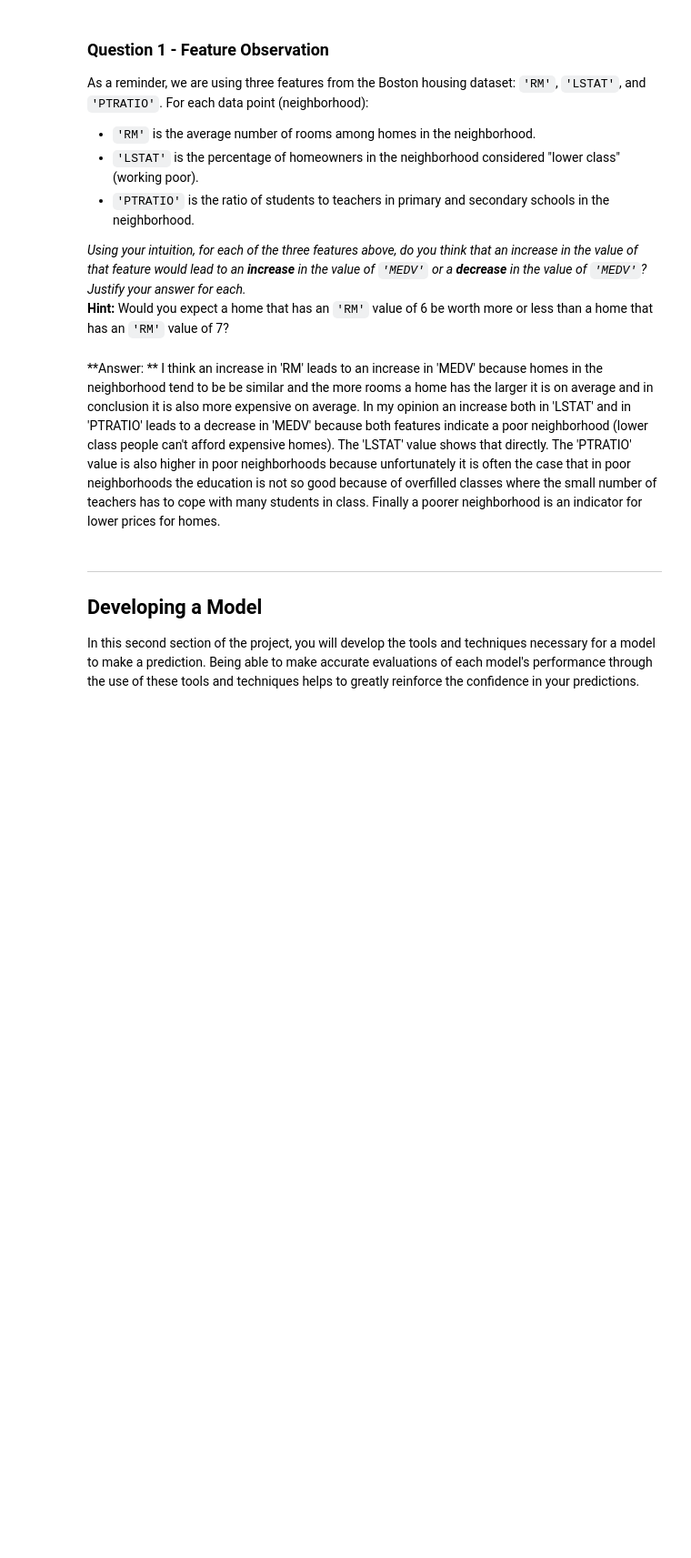
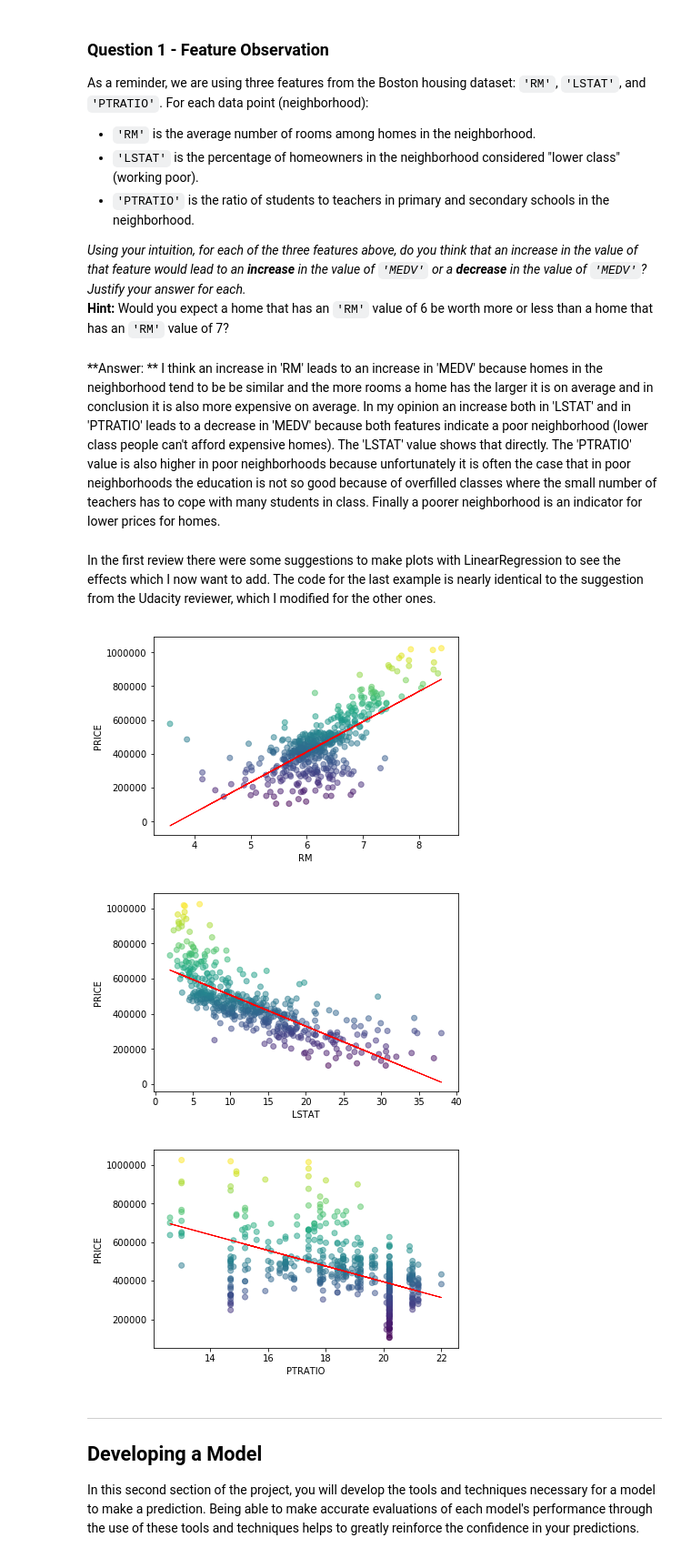
Before and after one commit to SebastianHanisch/Udacity-Machine-Learning-Engineer-Nanodegree, a Jupyter notebook: Project 1 - Predicting Boston Housing Prices/boston_housing.ipynb, the cells around one changed output. Shown: that part at 91% size. Saved outputs shown, nothing was run; the diff lists cells and outputs as text; code cells hidden in the pictures; blank space fills up the shorter version.

```diff
--- a/Project 1 - Predicting Boston Housing Prices/boston_housing.ipynb
+++ b/Project 1 - Predicting Boston Housing Prices/boston_housing.ipynb
@@ -95,6 +95,45 @@ _Using your intuition, for each of the three features above, do you think that a
 # %% [markdown]
 **Answer: ** I think an increase in 'RM' leads to an increase in 'MEDV' because homes in the neighborhood tend to be be similar and the more rooms a home has the larger it is on average and in conclusion it is also more expensive on average.
 In my opinion an increase both in 'LSTAT' and in 'PTRATIO' leads to a decrease in 'MEDV' because both features indicate a poor neighborhood (lower class people can't afford expensive homes). The 'LSTAT' value shows that directly. The 'PTRATIO' value is also higher in poor neighborhoods because unfortunately it is often the case that in poor neighborhoods the education is not so good because of overfilled classes where the small number of teachers has to cope with many students in class. Finally a poorer neighborhood is an indicator for lower prices for homes.
+# %% [markdown]
+In the first review there were some suggestions to make plots with LinearRegression to see the effects which I now want to add. The code for the last example is nearly identical to the suggestion from the Udacity reviewer, which I modified for the other ones.
+# %%
+from sklearn.linear_model import LinearRegression
+import matplotlib.pylab as plt
+
+plt.figure()
+reg1 = LinearRegression()
+rm = data['RM'].values.reshape(-1,1)
+reg1.fit(rm,prices)
+plt.plot(rm, reg1.predict(rm), color='red', linewidth=1)
+plt.scatter(rm, prices, alpha=0.5, c=prices)
+plt.xlabel('RM')
+plt.ylabel('PRICE')
+plt.show()
+
+plt.figure()
+reg2 = LinearRegression()
+lstat = data['LSTAT'].values.reshape(-1,1)
+reg2.fit(lstat,prices)
+plt.plot(lstat, reg2.predict(lstat), color='red', linewidth=1)
+plt.scatter(lstat, prices, alpha=0.5, c=prices)
+plt.xlabel('LSTAT')
+plt.ylabel('PRICE')
+plt.show()
+
+plt.figure()
+reg3 = LinearRegression()
+pt_ratio = data['PTRATIO'].values.reshape(-1,1)
+reg3.fit(pt_ratio,prices)
+plt.plot(pt_ratio, reg3.predict(pt_ratio), color='red', linewidth=1)
+plt.scatter(pt_ratio, prices, alpha=0.5, c=prices)
+plt.xlabel('PTRATIO')
+plt.ylabel('PRICE')
+plt.show()
+# %% [output]
+[figure, added]
+[figure, added]
+[figure, added]
 # %% [markdown]
 ----
 
```
Also changed, not shown: parts of 10 cells of this notebook, 2 other files.
